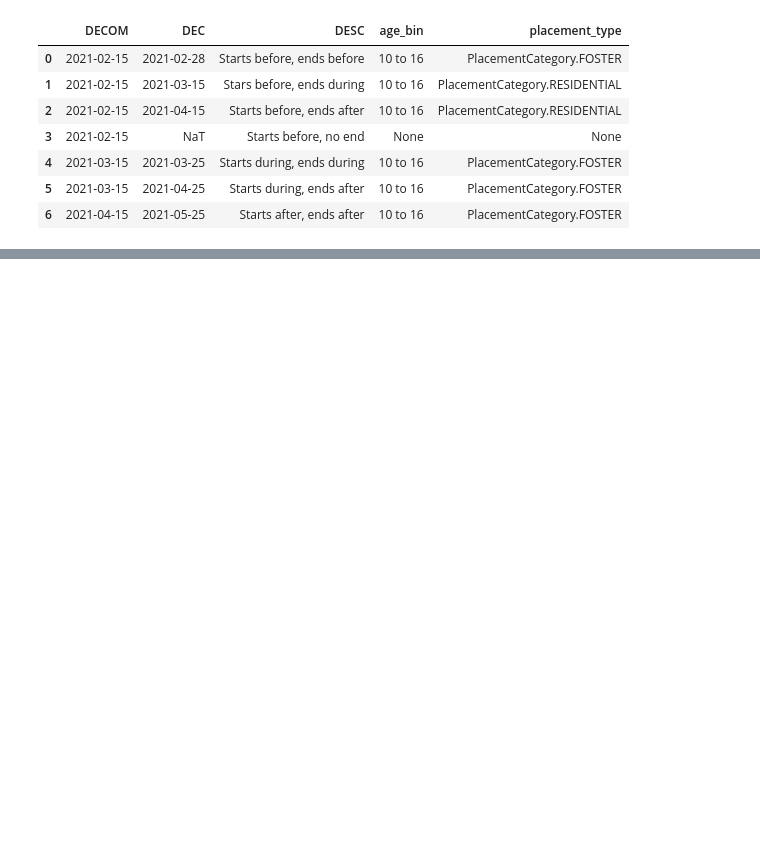
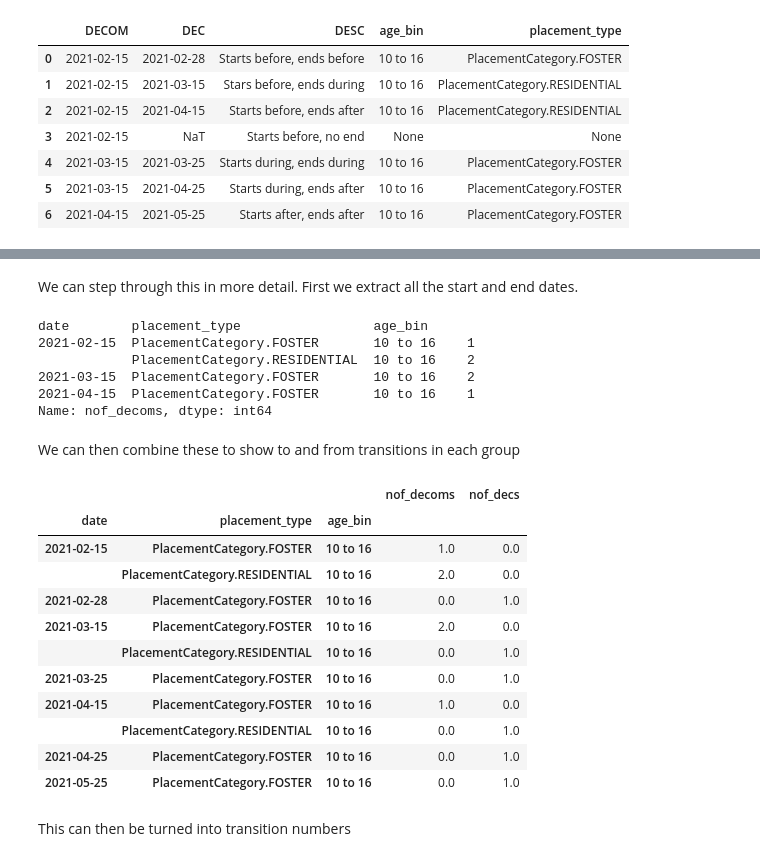
Before and after one commit to data-to-insight/cs-demand-model, a Jupyter notebook: notebooks/populations.ipynb, the cells around one changed output, grey strips where cells are left out. Cells and saved outputs as stored; diff of their text form; code cells hidden in the pictures; blank space fills up the shorter version.

```diff
--- a/notebooks/populations.ipynb
+++ b/notebooks/populations.ipynb
@@ -50,0 +81,34 @@ pop.make_populations_ts(df, pd.to_datetime('2021-03-01'), pd.to_datetime('2021-0
+# %% [markdown]
+We can step through this in more detail. First we extract all the start and end dates.
+# %%
+beginnings = pop._group_and_count_dates(df, "DECOM", "nof_decoms")
+endings = pop._group_and_count_dates(df, "DEC", "nof_decs")
+beginnings
+# %% [output]
+date        placement_type                 age_bin
+2021-02-15  PlacementCategory.FOSTER       10 to 16    1
+            PlacementCategory.RESIDENTIAL  10 to 16    2
+2021-03-15  PlacementCategory.FOSTER       10 to 16    2
+2021-04-15  PlacementCategory.FOSTER       10 to 16    1
+Name: nof_decoms, dtype: int64
+# %% [markdown]
+We can then combine these to show to and from transitions in each group
+# %%
+pops = pd.merge(left=beginnings, right=endings, left_index=True, right_index=True, how="outer")
+pops = pops.fillna(0).sort_values("date")
+pops
+# %% [output]
+|  |  |  | nof_decoms | nof_decs |
+| date | placement_type | age_bin |  |  |
+| 2021-02-15 | PlacementCategory.FOSTER | 10 to 16 | 1.0 | 0.0 |
+|  | PlacementCategory.RESIDENTIAL | 10 to 16 | 2.0 | 0.0 |
+| 2021-02-28 | PlacementCategory.FOSTER | 10 to 16 | 0.0 | 1.0 |
+| 2021-03-15 | PlacementCategory.FOSTER | 10 to 16 | 2.0 | 0.0 |
+|  | PlacementCategory.RESIDENTIAL | 10 to 16 | 0.0 | 1.0 |
+| 2021-03-25 | PlacementCategory.FOSTER | 10 to 16 | 0.0 | 1.0 |
+| 2021-04-15 | PlacementCategory.FOSTER | 10 to 16 | 1.0 | 0.0 |
+|  | PlacementCategory.RESIDENTIAL | 10 to 16 | 0.0 | 1.0 |
+| 2021-04-25 | PlacementCategory.FOSTER | 10 to 16 | 0.0 | 1.0 |
+| 2021-05-25 | PlacementCategory.FOSTER | 10 to 16 | 0.0 | 1.0 |
+# %% [markdown]
+This can then be turned into transition numbers
```
Also changed, not shown: parts of 10 cells of this notebook, 3 other files.
